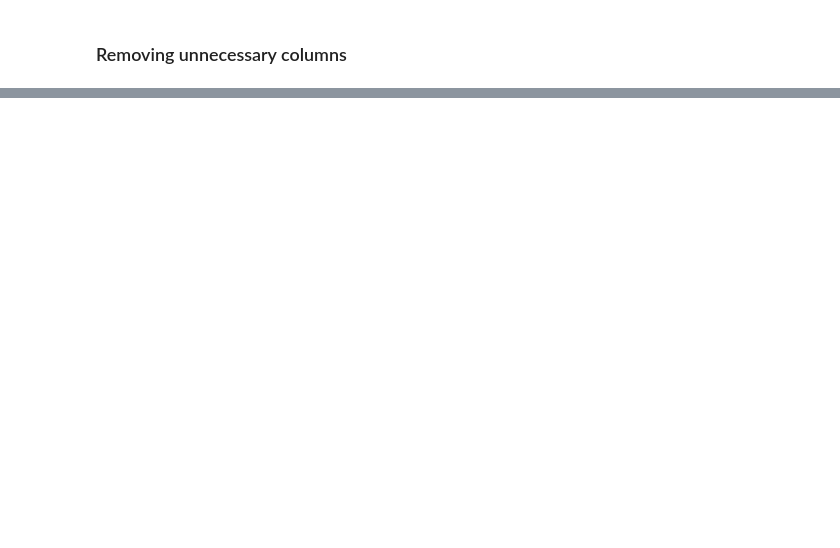
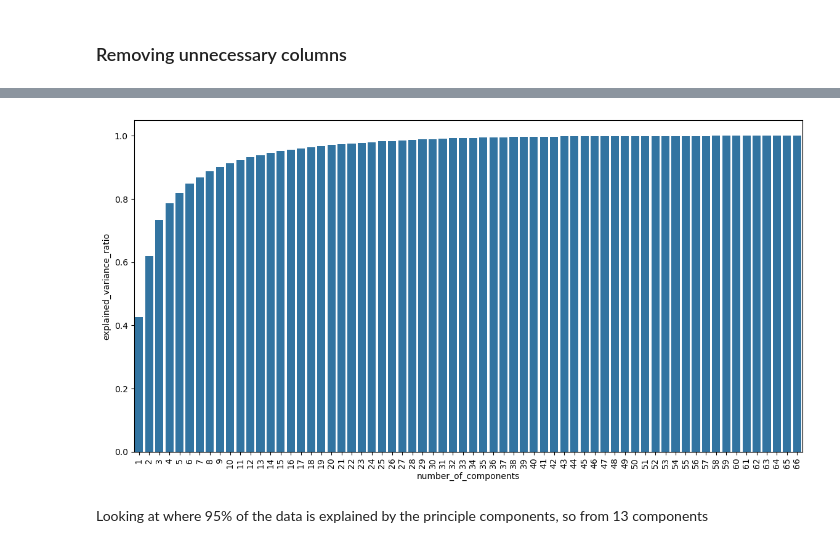
Before and after one commit to DomLaw82/pl_bets, a Jupyter notebook: app/backend/ingestion/data/investigations/grouping_players.ipynb, the cells around one changed output, grey strips where cells are left out. Drawn from its saved outputs; the diff is of its cells as text; code cells hidden in the pictures; blank space fills up the shorter version.

```diff
--- a/app/backend/ingestion/data/investigations/grouping_players.ipynb
+++ b/app/backend/ingestion/data/investigations/grouping_players.ipynb
@@ -260,0 +370,3 @@ For the objective of this notebook, which to help to identify key cluster of pla
+# %%
+standardized_named = pd.DataFrame(data=complete_standardized, columns=scaler.feature_names_in_)
+standardized_named
@@ -260,0 +389,14 @@ For the objective of this notebook, which to help to identify key cluster of pla
+# %%
+principal_components_tables = {}
+# %%
+for n in range(1,len(clean_complete.columns)+1):
+	pca = PCA(n_components = n, random_state=938)
+	components = pca.fit_transform(standardized_named)
+
+	principal_components_tables[f"{str(n)}-components"] = pd.DataFrame(data=components[:, [p for p in range(n)]], columns=pca.get_feature_names_out(), )
+
+	number_of_components.append(n)
+
+	contributions.append(pca.explained_variance_ratio_[-1])
+
+	explained_variance_ratio.append(sum(pca.explained_variance_ratio_))
@@ -260,0 +457,10 @@ For the objective of this notebook, which to help to identify key cluster of pla
+# %%
+pca_results = pd.DataFrame(
+		data={
+			"number_of_components" : number_of_components,
+			"contribution": contributions,
+			"explained_variance_ratio" : explained_variance_ratio,
+	}
+)
+
+pca_results
@@ -260,0 +485,8 @@ For the objective of this notebook, which to help to identify key cluster of pla
+# %%
+plt.figure(figsize=(14,7))
+sns.barplot(data=pca_results, x="number_of_components", y="explained_variance_ratio")
+plt.xticks(rotation=90);
+# %% [output]
+[figure, added]
+# %% [markdown]
+Looking at where 95% of the data is explained by the principle components, so from 13 components
```
Also changed, not shown: parts of 57 cells of this notebook.
